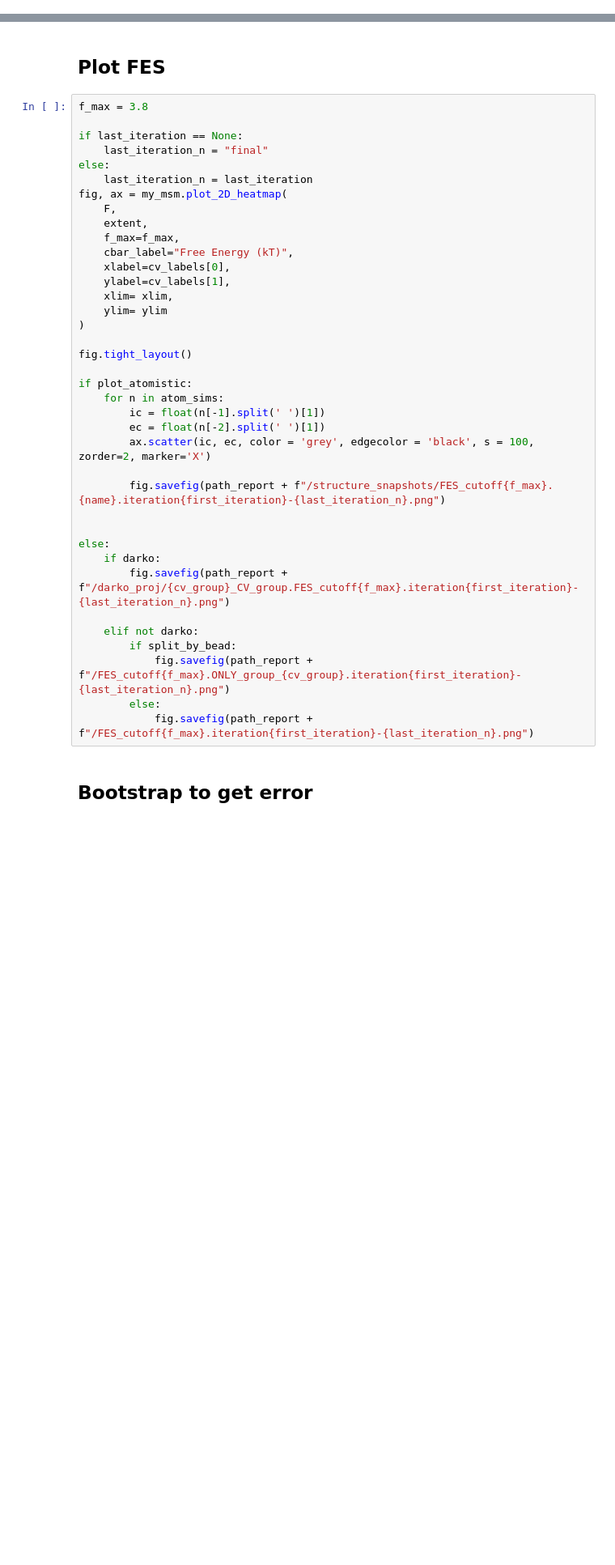
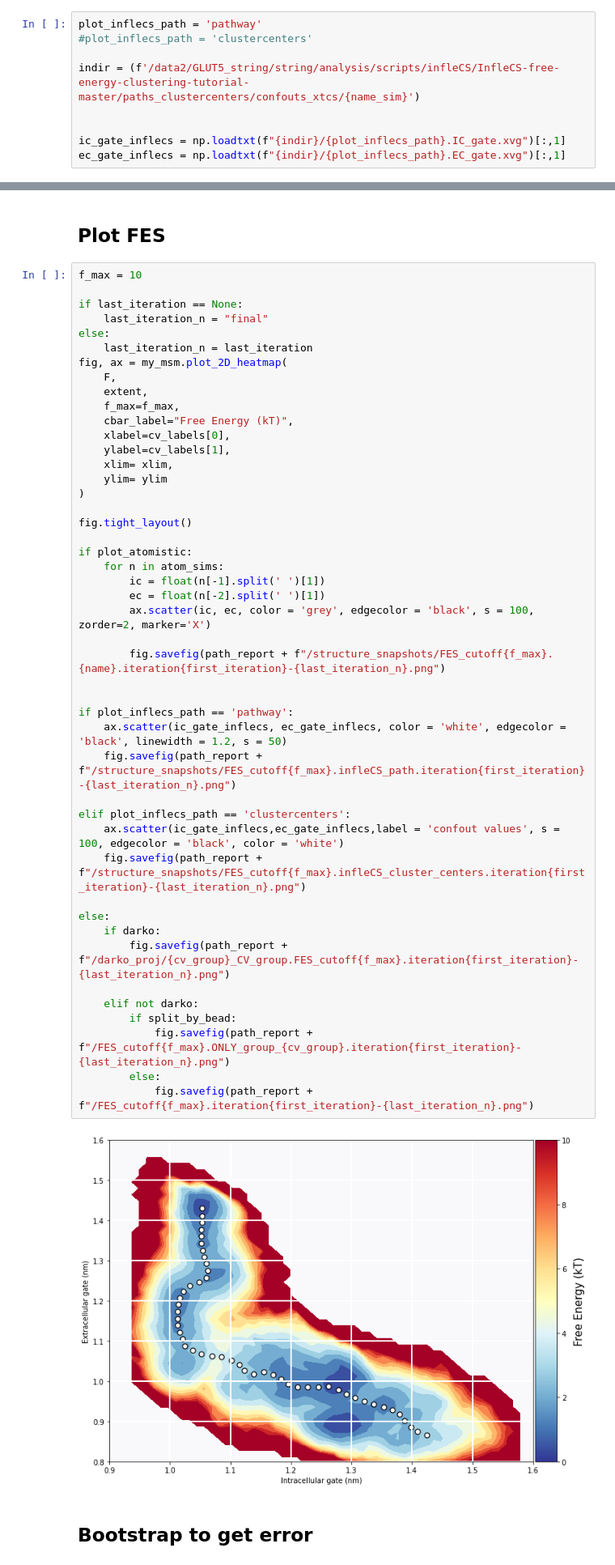
Before and after one commit to semccomas/GLUT5_string, a Jupyter notebook: string/analysis/scripts/string_MSM_analysis_TICs_deep_time-dev.ipynb, the cells around one changed output, grey strips where cells are left out. Shown at 81% size. Saved outputs shown, nothing was run; the diff lists cells and outputs as text; blank space fills up the shorter version.

```diff
--- a/string/analysis/scripts/string_MSM_analysis_TICs_deep_time-dev.ipynb
+++ b/string/analysis/scripts/string_MSM_analysis_TICs_deep_time-dev.ipynb
@@ -275,6 +243,15 @@ plot_atomistic = False
 name = 'start_model'
 #name = 'end_atom'
 atom_sims = get_G5_atomistic_gate(name)
+# %%
+plot_inflecs_path = 'pathway'
+#plot_inflecs_path = 'clustercenters'
+
+indir = (f'/data2/GLUT5_string/string/analysis/scripts/infleCS/InfleCS-free-energy-clustering-tutorial-master/paths_clustercenters/confouts_xtcs/{name_sim}')
+
+
+ic_gate_inflecs = np.loadtxt(f"{indir}/{plot_inflecs_path}.IC_gate.xvg")[:,1]
+ec_gate_inflecs = np.loadtxt(f"{indir}/{plot_inflecs_path}.EC_gate.xvg")[:,1]
 # %% [markdown]
 ## Project FES
 # %% [markdown]
@@ -288,7 +265,7 @@ F[F > 40] = np.nan
 # %% [markdown]
 ## Plot FES
 # %%
-f_max = 3.8
+f_max = 10
 
 if last_iteration == None:
     last_iteration_n = "final"
@@ -298,33 +275,43 @@ fig, ax = my_msm.plot_2D_heatmap(
     F,
     extent,
     f_max=f_max,
     cbar_label="Free Energy (kT)",
     xlabel=cv_labels[0],
     ylabel=cv_labels[1],
     xlim= xlim,
     ylim= ylim
 )
 
 fig.tight_layout()
 
 if plot_atomistic:
     for n in atom_sims:
         ic = float(n[-1].split(' ')[1])
         ec = float(n[-2].split(' ')[1])
         ax.scatter(ic, ec, color = 'grey', edgecolor = 'black', s = 100, zorder=2, marker='X')
 
         fig.savefig(path_report + f"/structure_snapshots/FES_cutoff{f_max}.{name}.iteration{first_iteration}-{last_iteration_n}.png")
 
 
+if plot_inflecs_path == 'pathway':
+    ax.scatter(ic_gate_inflecs, ec_gate_inflecs, color = 'white', edgecolor = 'black', linewidth = 1.2, s = 50)
+    fig.savefig(path_report + f"/structure_snapshots/FES_cutoff{f_max}.infleCS_path.iteration{first_iteration}-{last_iteration_n}.png")
+
+elif plot_inflecs_path == 'clustercenters':
+    ax.scatter(ic_gate_inflecs,ec_gate_inflecs,label = 'confout values', s = 100, edgecolor = 'black', color = 'white')
+    fig.savefig(path_report + f"/structure_snapshots/FES_cutoff{f_max}.infleCS_cluster_centers.iteration{first_iteration}-{last_iteration_n}.png")
+
 else:
     if darko:
         fig.savefig(path_report + f"/darko_proj/{cv_group}_CV_group.FES_cutoff{f_max}.iteration{first_iteration}-{last_iteration_n}.png")
 
     elif not darko:
         if split_by_bead:
             fig.savefig(path_report + f"/FES_cutoff{f_max}.ONLY_group_{cv_group}.iteration{first_iteration}-{last_iteration_n}.png")
         else:
             fig.savefig(path_report + f"/FES_cutoff{f_max}.iteration{first_iteration}-{last_iteration_n}.png")
+# %% [output]
+[figure, added]
 # %% [markdown]
 ## Bootstrap to get error
 # %% [markdown]
```
Also changed, not shown: parts of 12 cells of this notebook, 2 other files.
